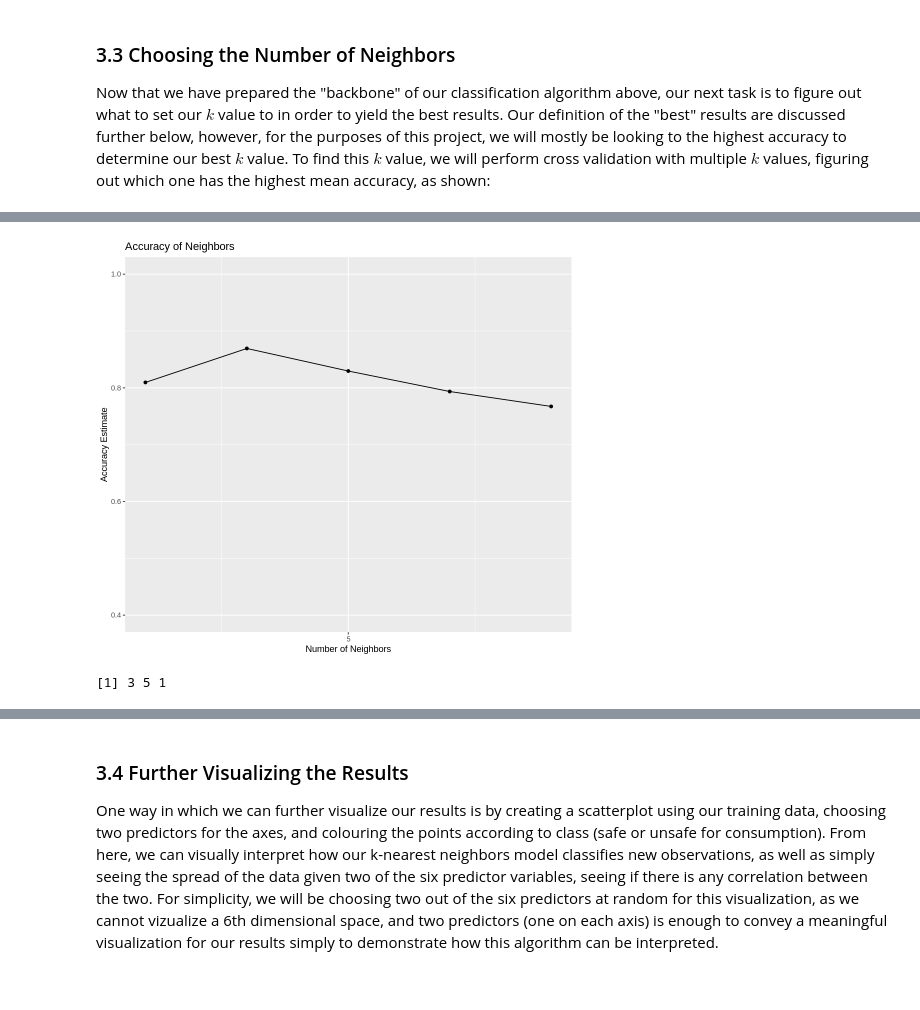
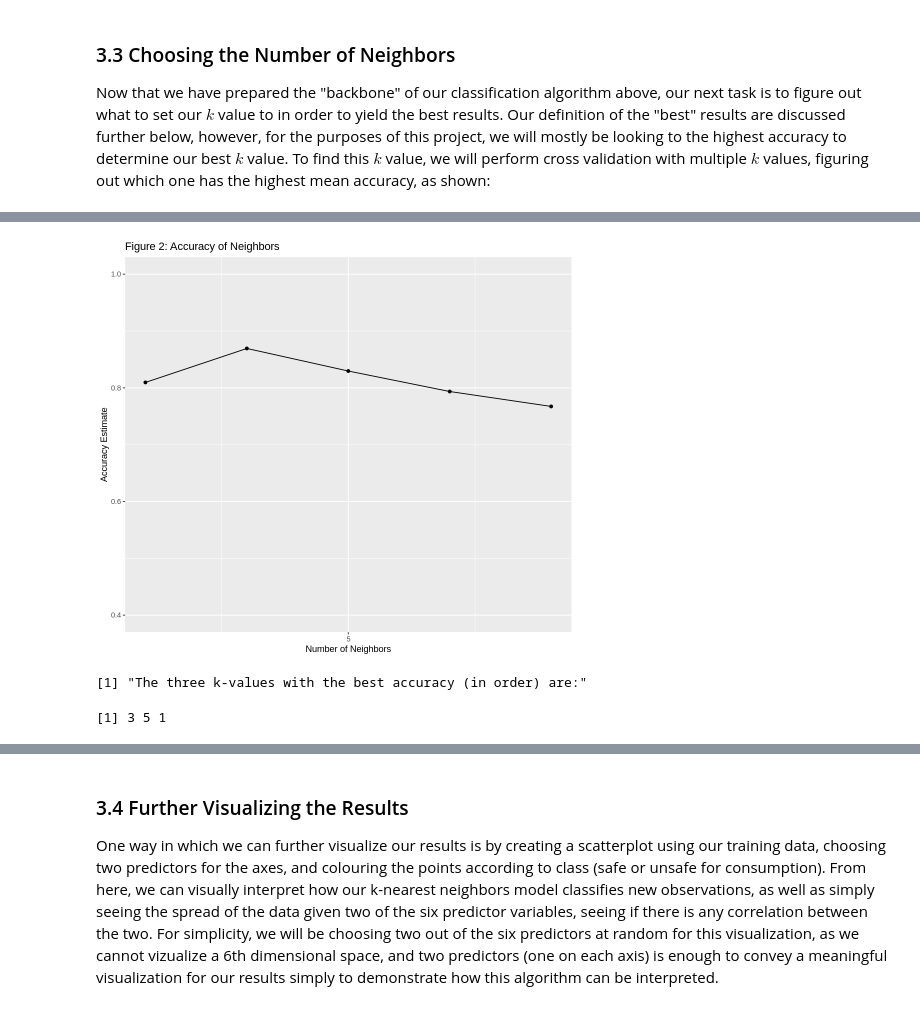
Before and after one commit to zayan-sheikh/DSCI-G13-Project, a Jupyter notebook: proj.ipynb, the cells around one changed output, grey strips where cells are left out. Drawn from its saved outputs; the diff is of its cells as text; code cells hidden in the pictures.

```diff
--- a/proj.ipynb
+++ b/proj.ipynb
@@ -287,19 +262,25 @@ print(knn_results)
 # %%
+set.seed(1)
+#step 5: collect the metrics to allow us to determine which k value is most resonable
+
+knn_results <- knn_workflow |>
+    collect_metrics()
+
 #this plot depicts the accuracy of the model at each given value of n nearest neighbors
 water_accuracy <- knn_results |>
     filter(.metric == 'accuracy')
 
 recall_plot <- ggplot(water_accuracy, aes(x = neighbors, y = mean))+
                       geom_point()+
                       geom_line()+
                       labs(x = 'Number of Neighbors', y = 'Accuracy Estimate')+
-                      ggtitle('Accuracy of Neighbors')+
+                      ggtitle('Figure 2: Accuracy of Neighbors')+
                     scale_x_continuous(breaks = seq(0, 51, by = 5))+
                     scale_y_continuous(limits = c(0.4, 1.0))
 
 recall_plot
 # %% [output]
-[figure, old version]
+[figure, new version]
 # %%
 #determine which k value gives the most accurate model:
 
@@ -307,9 +288,10 @@ best_3_accuracy <- water_accuracy|>
     arrange(desc(mean))|>
     head(3)|>
     pull(neighbors)
-
+'The three k-values with the best accuracy (in order) are:'
 best_3_accuracy
 # %% [output]
-[1] 3 5 1
+[1] "The three k-values with the best accuracy (in order) are:"
+[1] 3 5 1
 # %%
 set.seed(1)
```
Also changed, not shown: parts of 13 cells of this notebook.
